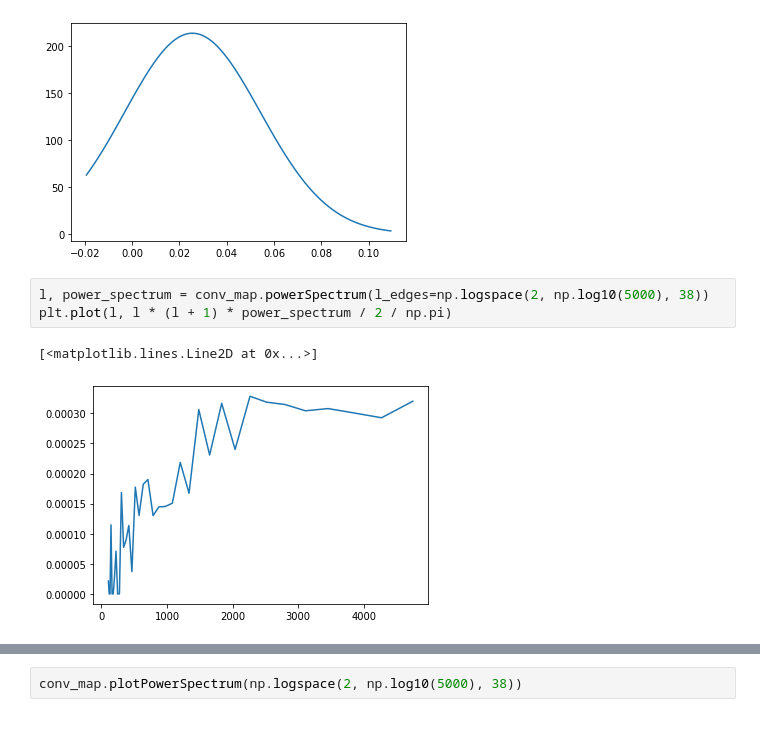
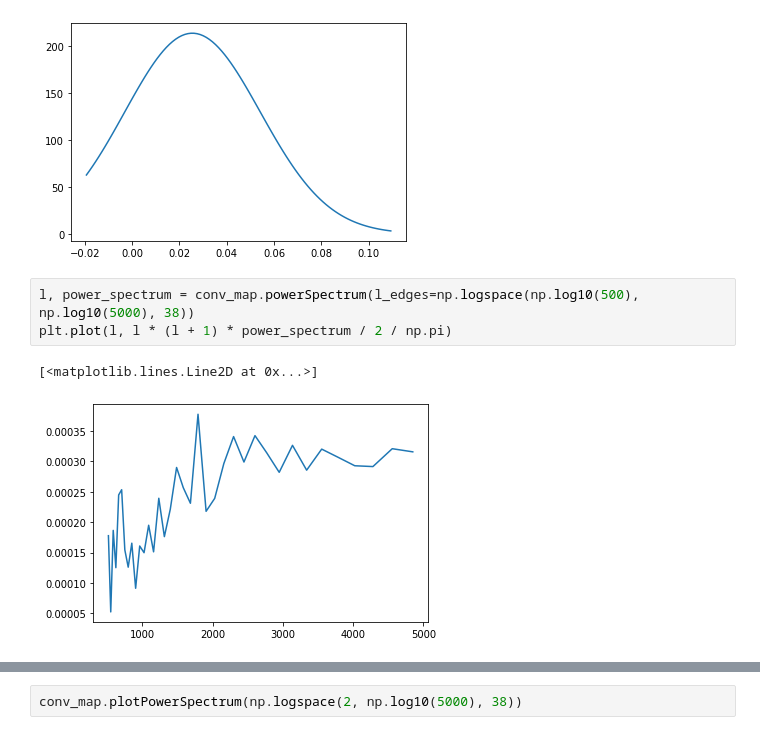
Before and after one commit to AlexandreAdam/FlowBasedLikelihoods, a Jupyter notebook: notebook/data_exploration.ipynb, the cells around one changed output, grey strips where cells are left out. Drawn from its saved outputs; the diff is of its cells as text.

```diff
--- a/notebook/data_exploration.ipynb
+++ b/notebook/data_exploration.ipynb
@@ -72,8 +72,8 @@ conv_map.gaussianPeakHistogram(thresholds=np.linspace(-2.,11.,101)/100)
 # %% [output]
 [figure]
 # %%
-l, power_spectrum = conv_map.powerSpectrum(l_edges=np.logspace(2, np.log10(5000), 38))
+l, power_spectrum = conv_map.powerSpectrum(l_edges=np.logspace(np.log10(500), np.log10(5000), 38))
 plt.plot(l, l * (l + 1) * power_spectrum / 2 / np.pi)
 # %% [output]
 [<matplotlib.lines.Line2D at 0x...>]
-[figure, old version]
+[figure, new version]
```
Also changed, not shown: parts of 1 cell of this notebook, 4 other files.
